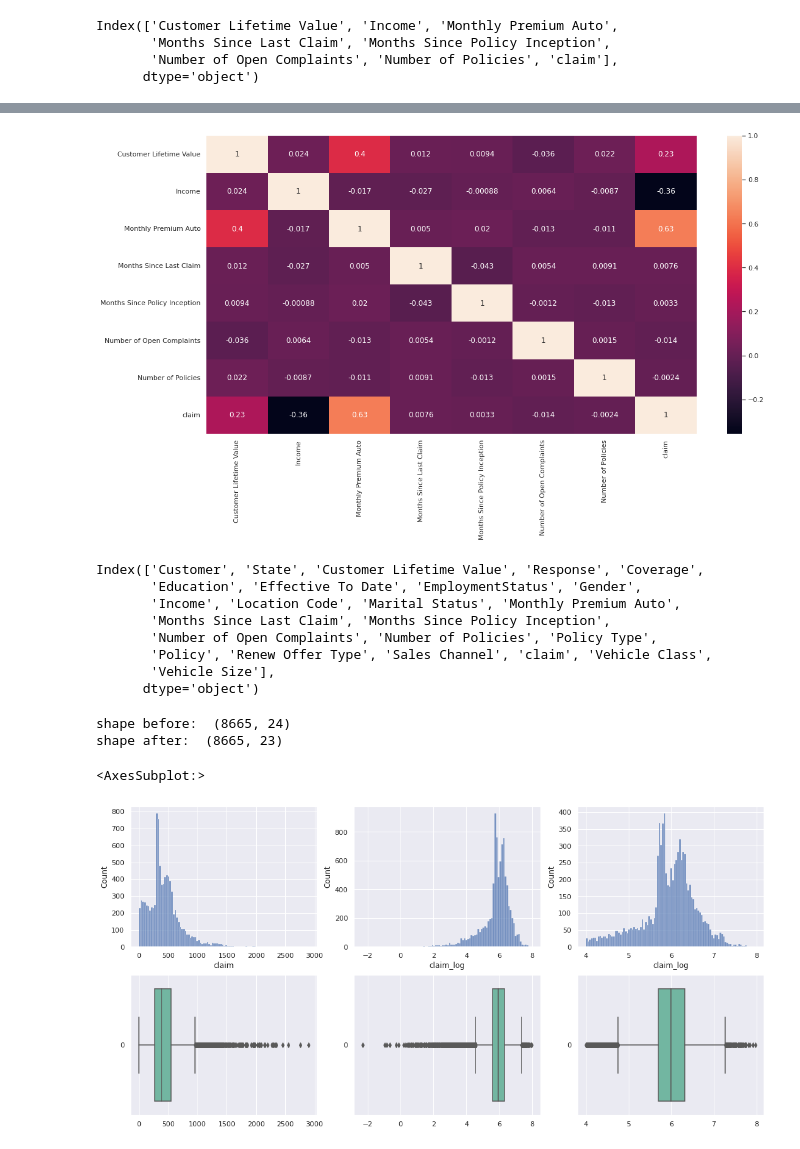
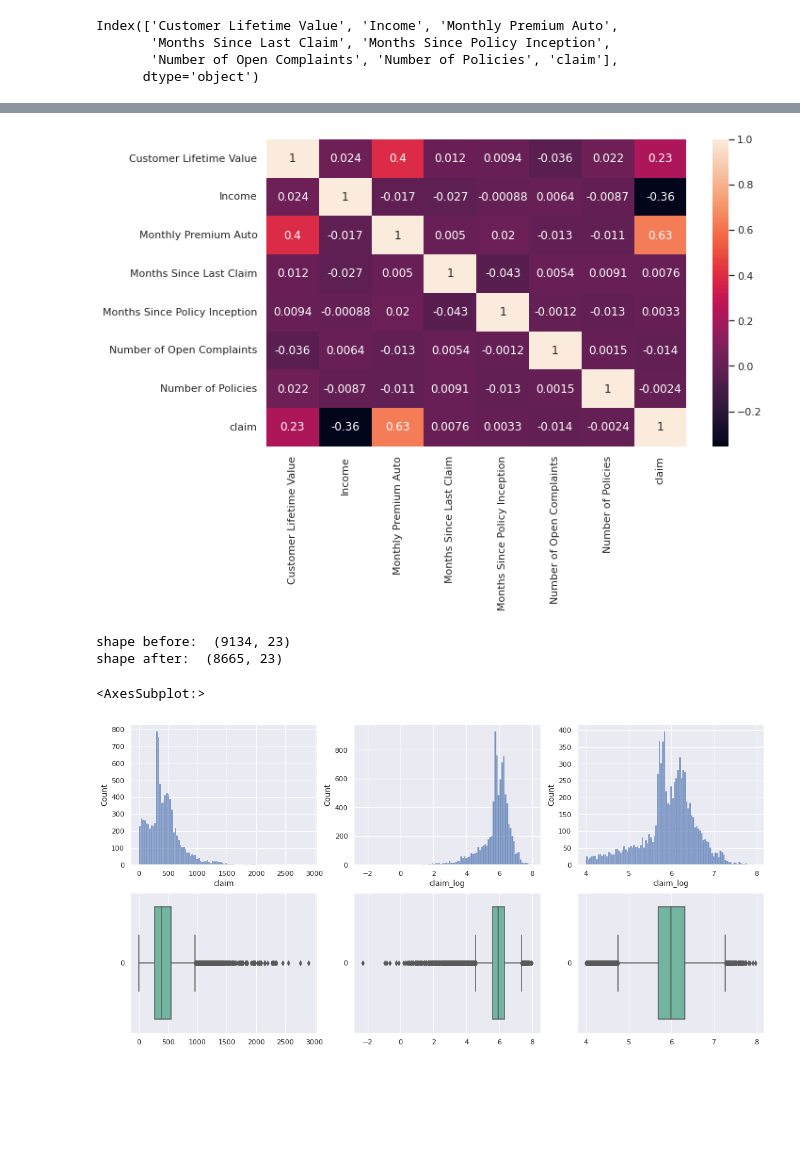
Before and after one commit to jordi-zaragoza/lab-customer-analysis-final-round, a Jupyter notebook: final_lab.ipynb, the cells around one changed output, grey strips where cells are left out. Drawn from its saved outputs; the diff is of its cells as text; code cells hidden in the pictures; blank space fills up the shorter version.

```diff
--- a/final_lab.ipynb
+++ b/final_lab.ipynb
@@ -91,22 +91,12 @@ plt.show()
 # %%
 # We show the heatmap in order to see correlations
+sns.set(rc={'figure.figsize':(10,6)})
 correlations_matrix = numerical.corr()
 sns.heatmap(correlations_matrix, annot=True)
 plt.show()
 # As we can see there are no direct correlation (higher than 0.9) between features
 # %% [output]
-[figure, old version]
+[figure, new version]
-# %%
-m_df.columns
-# %% [output]
-Index(['Customer', 'State', 'Customer Lifetime Value', 'Response', 'Coverage',
-       'Education', 'Effective To Date', 'EmploymentStatus', 'Gender',
-       'Income', 'Location Code', 'Marital Status', 'Monthly Premium Auto',
-       'Months Since Last Claim', 'Months Since Policy Inception',
-       'Number of Open Complaints', 'Number of Policies', 'Policy Type',
-       'Policy', 'Renew Offer Type', 'Sales Channel', 'claim', 'Vehicle Class',
-       'Vehicle Size'],
-      dtype='object')
 # %%
 # 4. Processing Data
 m_df = m_df.drop(['Customer','Effective To Date'], axis = 1)
@@ -118,7 +108,7 @@ claim_log = np.log(m_df.claim)
 m_df['claim_log'] = claim_log
 
 # I will get rid of the values below 7.5 and above 4.5  later on when we get
-print("shape before: ", m_df_clean.shape)
+print("shape before: ", m_df.shape)
 m_df_clean = m_df[m_df['claim_log']>4]
 m_df_clean = m_df_clean[m_df_clean['claim_log']<8]
 print("shape after: ", m_df_clean.shape)
@@ -133,7 +123,7 @@ sns.boxplot(data=m_df.claim_log, orient="h", palette="Set2", ax = ax[1,1])
 sns.histplot(x='claim_log', data = m_df_clean, bins = 100, ax = ax[0,2])
 sns.boxplot(data=m_df_clean.claim_log, orient="h", palette="Set2", ax = ax[1,2])
 # %% [output]
-shape before:  (8665, 24)
+shape before:  (9134, 23)
 shape after:  (8665, 23)
 <AxesSubplot:>
 [figure]
```
Also changed, not shown: parts of 20 cells of this notebook.
